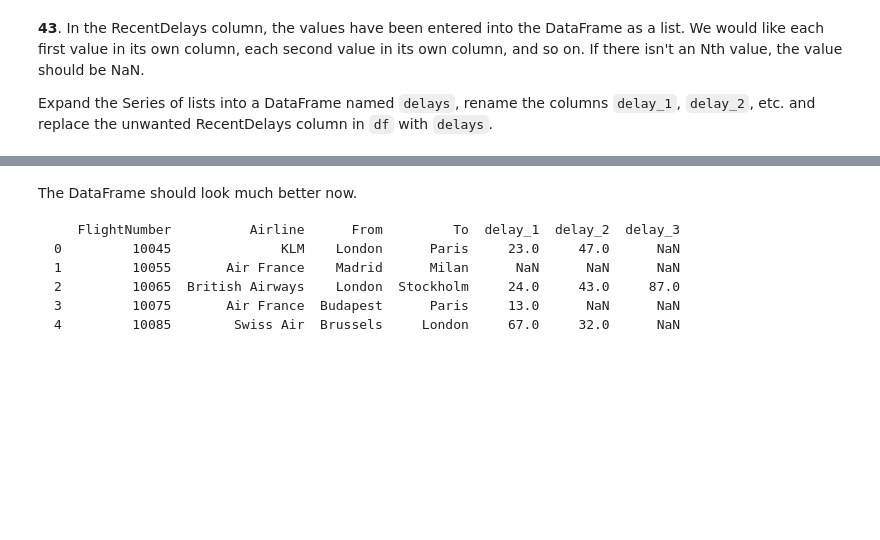
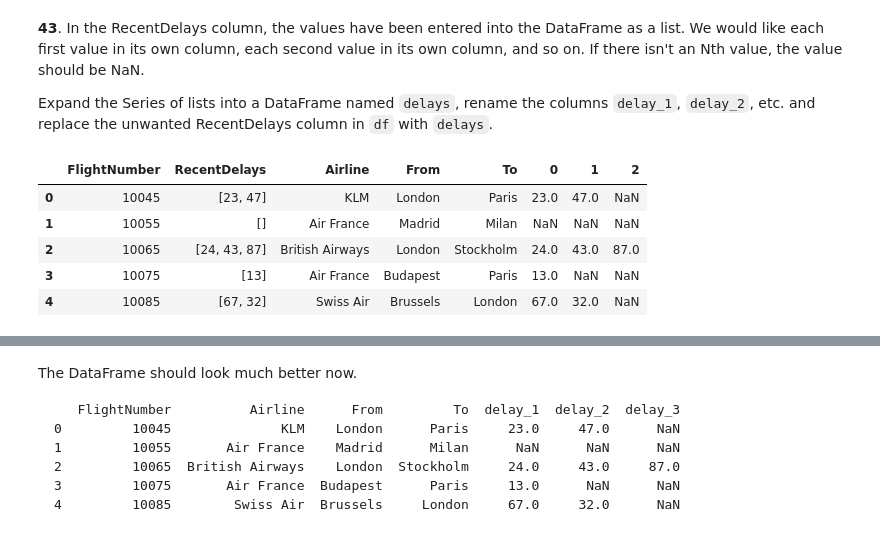
Before and after one commit to Luffy610/Pandas, a Jupyter notebook: 100-pandas-puzzles/100-pandas-puzzles.ipynb, the cells around one changed output, grey strips where cells are left out. Drawn from its saved outputs; the diff is of its cells as text; code cells hidden in the pictures; blank space fills up the shorter version.

```diff
--- a/100-pandas-puzzles/100-pandas-puzzles.ipynb
+++ b/100-pandas-puzzles/100-pandas-puzzles.ipynb
@@ -577,2 +839,6 @@ Formatted, it looks like this:
 # %% [markdown]
 **40.** Notice how the capitalisation of the city names is all mixed up in this temporary DataFrame 'temp'. Standardise the strings so that only the first letter is uppercase (e.g. "londON" should become "London".)
+# %%
+temp['From'] = temp['From'].str.capitalize()
+temp['To'] = temp['To'].str.capitalize()
+temp
@@ -579,2 +852,7 @@ Formatted, it looks like this:
 # %% [markdown]
 **41.** Delete the **From_To** column from `df` and attach the temporary DataFrame 'temp' from the previous questions.
+# %%
+df.drop('From_To', axis=1, inplace=True)
+# %%
+df = df.join(temp)
+df
@@ -581,2 +866,5 @@ Formatted, it looks like this:
 # %% [markdown]
 **42**. In the **Airline** column, you can see some extra puctuation and symbols have appeared around the airline names. Pull out just the airline name. E.g. `'(British Airways. )'` should become `'British Airways'`.
+# %%
+df['Airline'] = df['Airline'].str.extract('([a-zA-Z\s]+)', expand=False).str.strip()
+df
@@ -584,3 +879,14 @@ Formatted, it looks like this:
 **43**. In the RecentDelays column, the values have been entered into the DataFrame as a list. We would like each first value in its own column, each second value in its own column, and so on. If there isn't an Nth value, the value should be NaN.
 
 Expand the Series of lists into a DataFrame named `delays`, rename the columns `delay_1`, `delay_2`, etc. and replace the unwanted RecentDelays column in `df` with `delays`.
+# %%
+temp = df['RecentDelays'].apply(pd.Series)
+df = df.join(temp)
+df
+# %% [output]
+|  | FlightNumber | RecentDelays | Airline | From | To | 0 | 1 | 2 |
+| 0 | 10045 | [23, 47] | KLM | London | Paris | 23.0 | 47.0 | NaN |
+| 1 | 10055 | [] | Air France | Madrid | Milan | NaN | NaN | NaN |
+| 2 | 10065 | [24, 43, 87] | British Airways | London | Stockholm | 24.0 | 43.0 | 87.0 |
+| 3 | 10075 | [13] | Air France | Budapest | Paris | 13.0 | NaN | NaN |
+| 4 | 10085 | [67, 32] | Swiss Air | Brussels | London | 67.0 | 32.0 | NaN |
```
Also changed, not shown: parts of 35 cells of this notebook.
